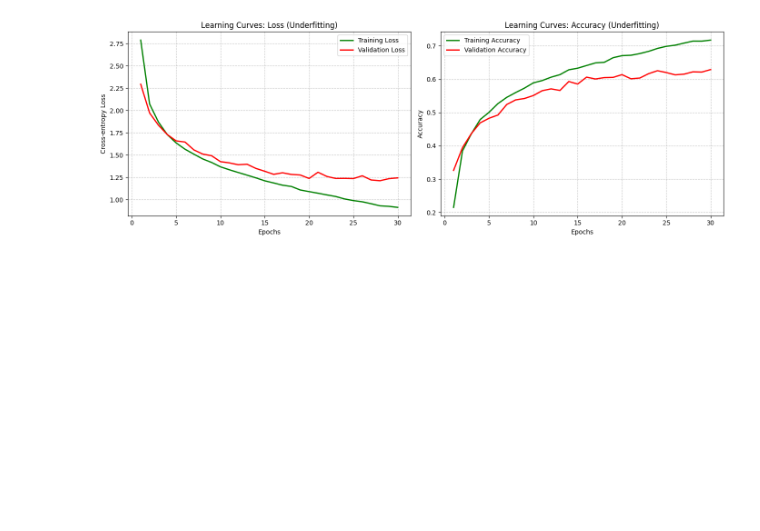
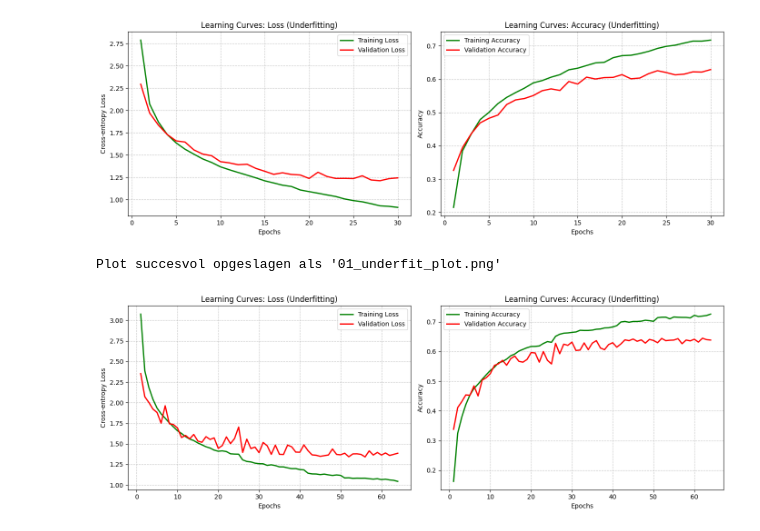
Before and after one commit to milanvandeneede123-cell/DL-Lab1, a Jupyter notebook: underfit/plot_underfit.ipynb, the cells around one changed output. Saved outputs shown, nothing was run; the diff lists cells and outputs as text; code cells hidden in the pictures; blank space fills up the shorter version.

```diff
--- a/underfit/plot_underfit.ipynb
+++ b/underfit/plot_underfit.ipynb
@@ -77,3 +77,8 @@ plot_learning_curves("05_underfit_model_history.csv")
 # %% [output]
 Plot succesvol opgeslagen als '01_underfit_plot.png'
 [figure]
+# %%
+plot_learning_curves("02_regularized_model_history.csv")
+# %% [output]
+Plot succesvol opgeslagen als '01_underfit_plot.png'
+[figure, added]
```
Also changed, not shown: parts of 1 cell of this notebook, 24 other files.
